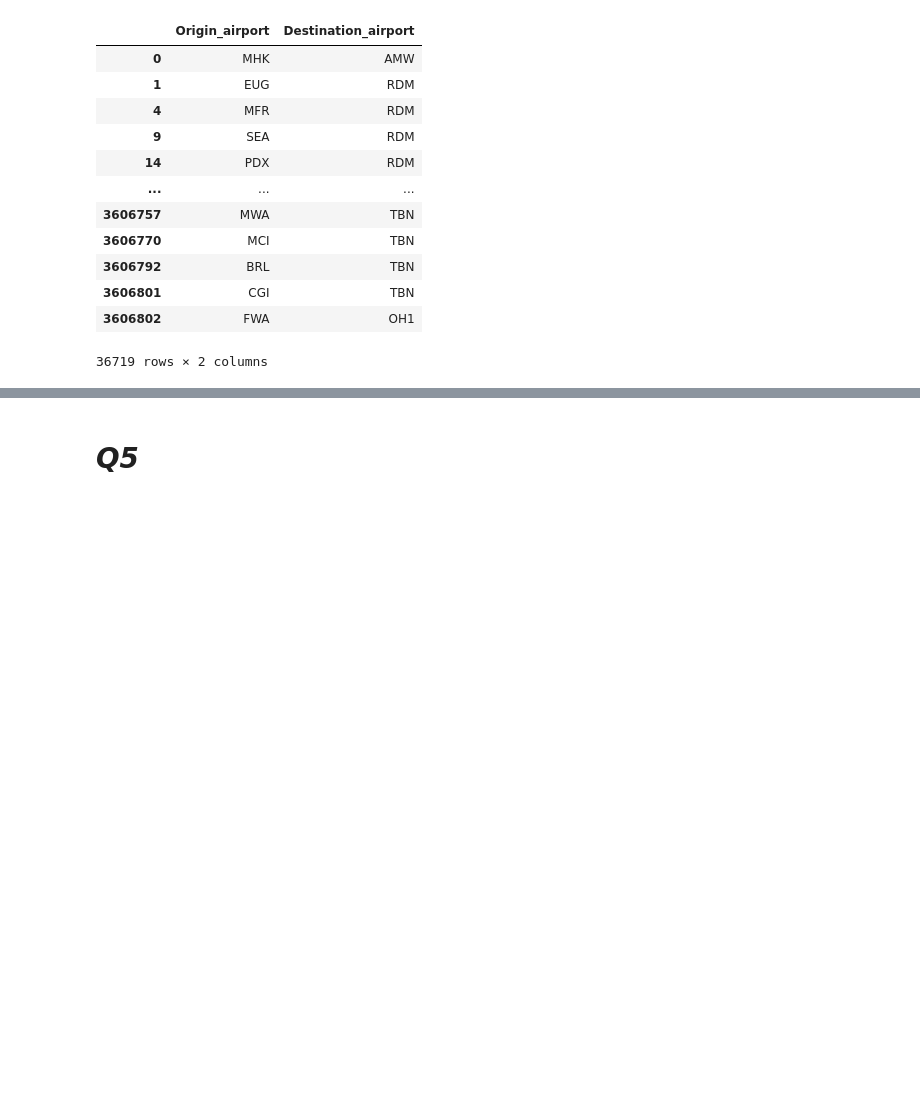
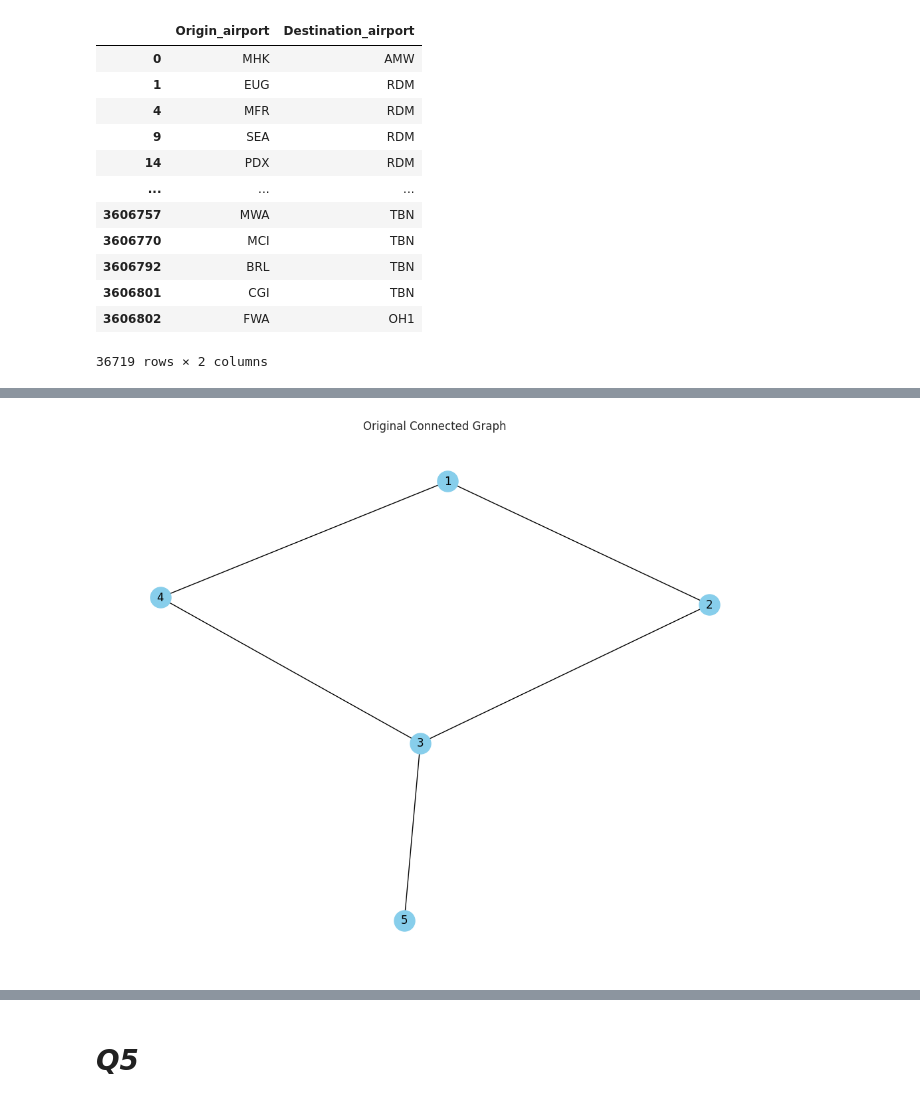
Before and after one commit to khalmatay/ADM-HW5, a Jupyter notebook: main.ipynb, the cells around one changed output, grey strips where cells are left out. Saved outputs shown, nothing was run; the diff lists cells and outputs as text; code cells hidden in the pictures; blank space fills up the shorter version.

```diff
--- a/main.ipynb
+++ b/main.ipynb
@@ -985,0 +1028,14 @@ plt.show()
+# %%
+removed_edges, components = disconnect_flight_network(flight_network)
+
+# Visualize the resulting subgraphs
+if len(components) > 1:
+    node_colors = {}
+    for i, component in enumerate(components):
+        for node in component.nodes:
+            node_colors[node] = f'C{i}'
+
+    visualize_graph(flight_network, "Disconnected Flight Network", node_colors)
+
+# Output the removed edges
+print("Edges removed to disconnect the graph:", removed_edges)
@@ -985,0 +1045,81 @@ plt.show()
+# %%
+import networkx as nx
+import matplotlib.pyplot as plt
+
+def minimum_edge_cut(graph):
+    """
+    Removes the minimum number of edges to disconnect the graph into two subgraphs.
+
+    Args:
+        graph (networkx.Graph): The flight network graph.
+
+    Returns:
+        list: The edges removed to disconnect the graph.
+        networkx.Graph: The modified graph with the edges removed.
+    """
+    # Ensure the graph is connected before proceeding
+    if not nx.is_connected(graph):
+        print("The graph is already disconnected.")
+        return [], graph
+
+    # Implement the edge cut manually from scratch
+    def find_min_cut_edges(graph):
+        min_cut_edges = []
+        original_edges = list(graph.edges)
+
+        # Iterate through subsets of edges
+        for edge in original_edges:
+            # Create a copy of the graph to test disconnection
+            temp_graph = graph.copy()
+            temp_graph.remove_edge(*edge)
+
+            # Check if removing the edge disconnects the graph
+            if not nx.is_connected(temp_graph):
+                min_cut_edges.append(edge)
+                break  # Stop as soon as the minimum edge cut is found
+
+        return min_cut_edges
+
+    # Find the minimum cut edges
+    cut_edges = find_min_cut_edges(graph)
+
+    # Remove the edges in the cut set
+    graph.remove_edges_from(cut_edges)
+
+    return cut_edges, graph
+
+def visualize_graph(graph, title):
+    """
+    Visualizes the graph.
+
+    Args:
+        graph (networkx.Graph): The graph to visualize.
+        title (str): Title for the plot.
+    """
+    pos = nx.spring_layout(graph, seed=42)
+    plt.figure(figsize=(10, 8))
+    nx.draw(
+        graph, pos, with_labels=True, node_size=500, node_color='skyblue', edge_color='black'
+    )
+    plt.title(title)
+    plt.show()
+
+# Example usage
+if __name__ == "__main__":
+    # Create a sample connected graph
+    G = nx.Graph()
+    G.add_edges_from([(1, 2), (2, 3), (3, 4), (4, 1), (3, 5)])
+
+    # Visualize the original graph
+    visualize_graph(G, "Original Connected Graph")
+
+    # Disconnect the graph using minimum edge cut
+    removed_edges, modified_graph = minimum_edge_cut(G)
+
+    # Visualize the modified graph
+    visualize_graph(modified_graph, "Graph After Minimum Edge Cut")
+
+    # Output the removed edges
+    print("Edges removed to disconnect the graph:", removed_edges)
+# %% [output]
+[figure, added]
```
Also changed, not shown: parts of 8 cells of this notebook.
